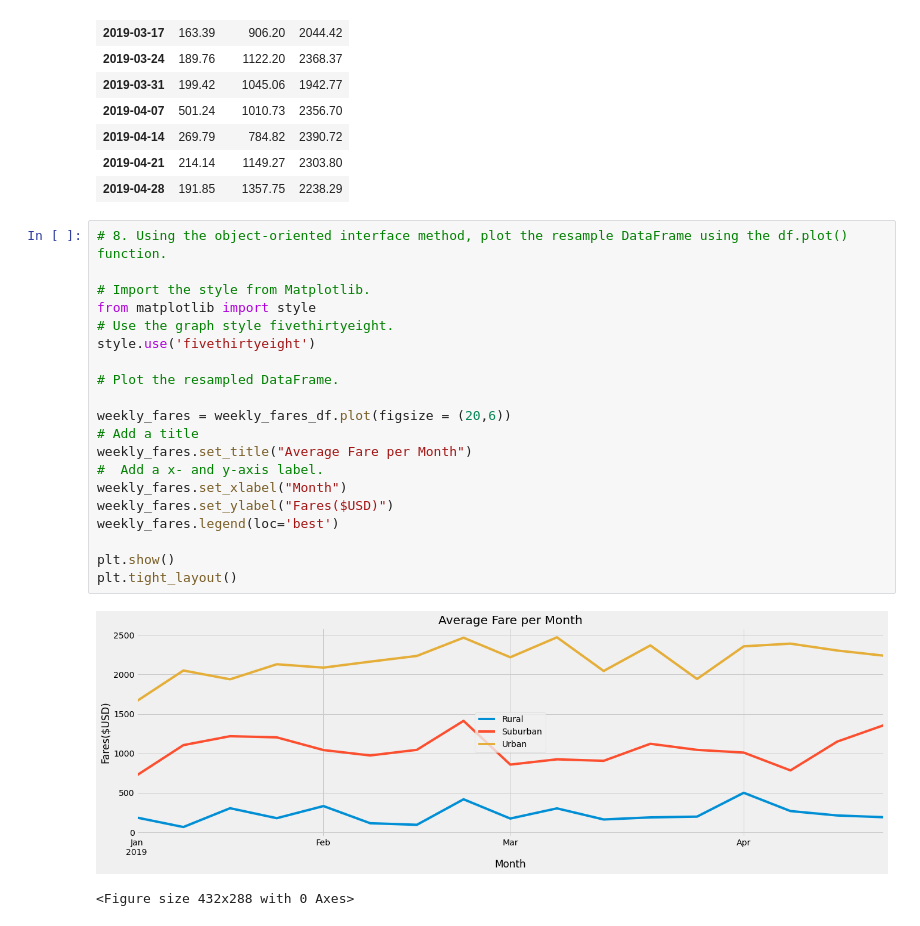
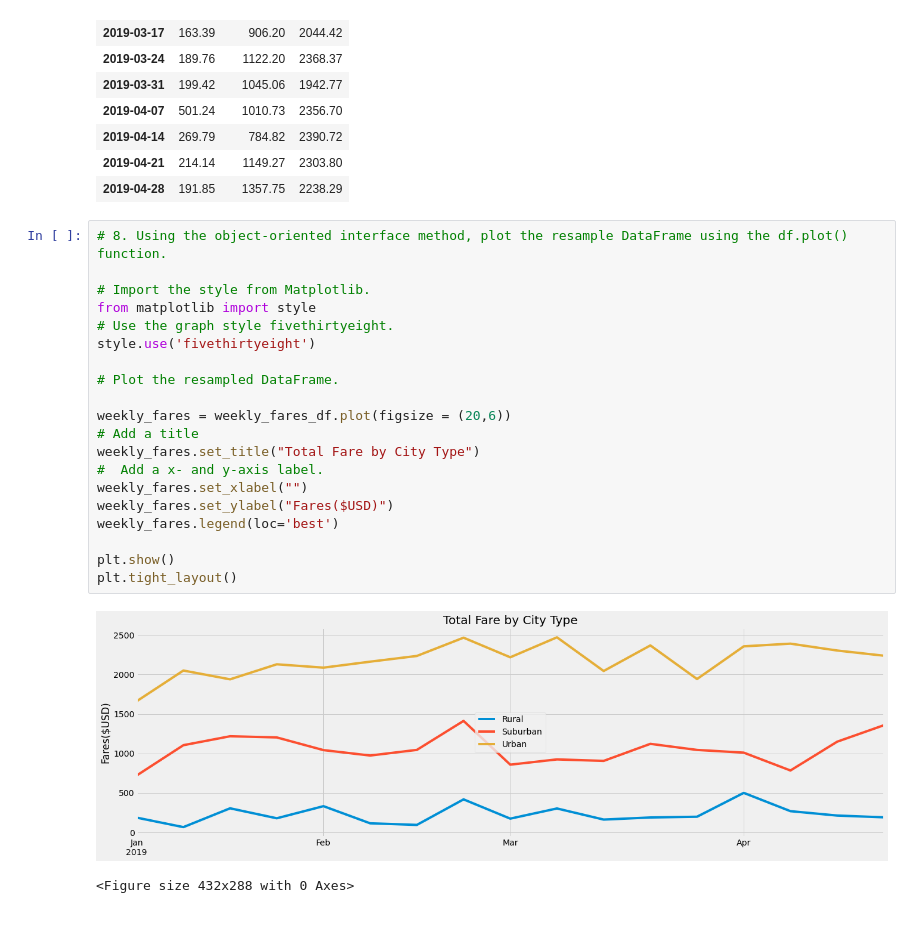
Before and after one commit to stefcenti2022/PyBer_Analysis, a Jupyter notebook: PyBer_Challenge.ipynb, the cells around one changed output. Drawn from its saved outputs; the diff is of its cells as text.

```diff
--- a/PyBer_Challenge.ipynb
+++ b/PyBer_Challenge.ipynb
@@ -276,23 +219,23 @@ weekly_fares_df
 # %%
 # 8. Using the object-oriented interface method, plot the resample DataFrame using the df.plot() function.
 
 # Import the style from Matplotlib.
 from matplotlib import style
 # Use the graph style fivethirtyeight.
 style.use('fivethirtyeight')
 
 # Plot the resampled DataFrame.
 
 weekly_fares = weekly_fares_df.plot(figsize = (20,6))
 # Add a title
-weekly_fares.set_title("Average Fare per Month")
+weekly_fares.set_title("Total Fare by City Type")
 #  Add a x- and y-axis label.
-weekly_fares.set_xlabel("Month")
+weekly_fares.set_xlabel("")
 weekly_fares.set_ylabel("Fares($USD)")
 weekly_fares.legend(loc='best')
 
 plt.show()
 plt.tight_layout()
 # %% [output]
-[figure, old version]
+[figure, new version]
 <Figure size 432x288 with 0 Axes>
```
Also changed, not shown: parts of 9 cells of this notebook.
